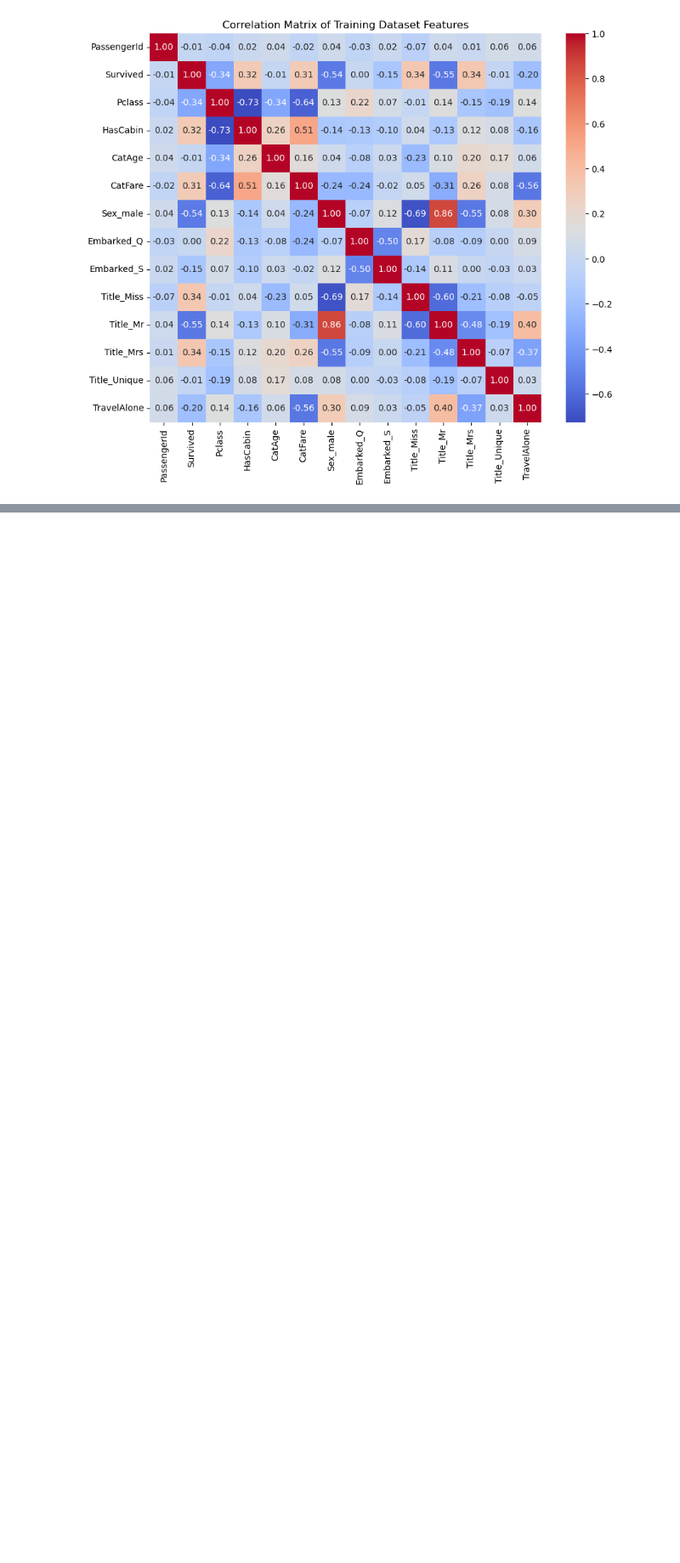
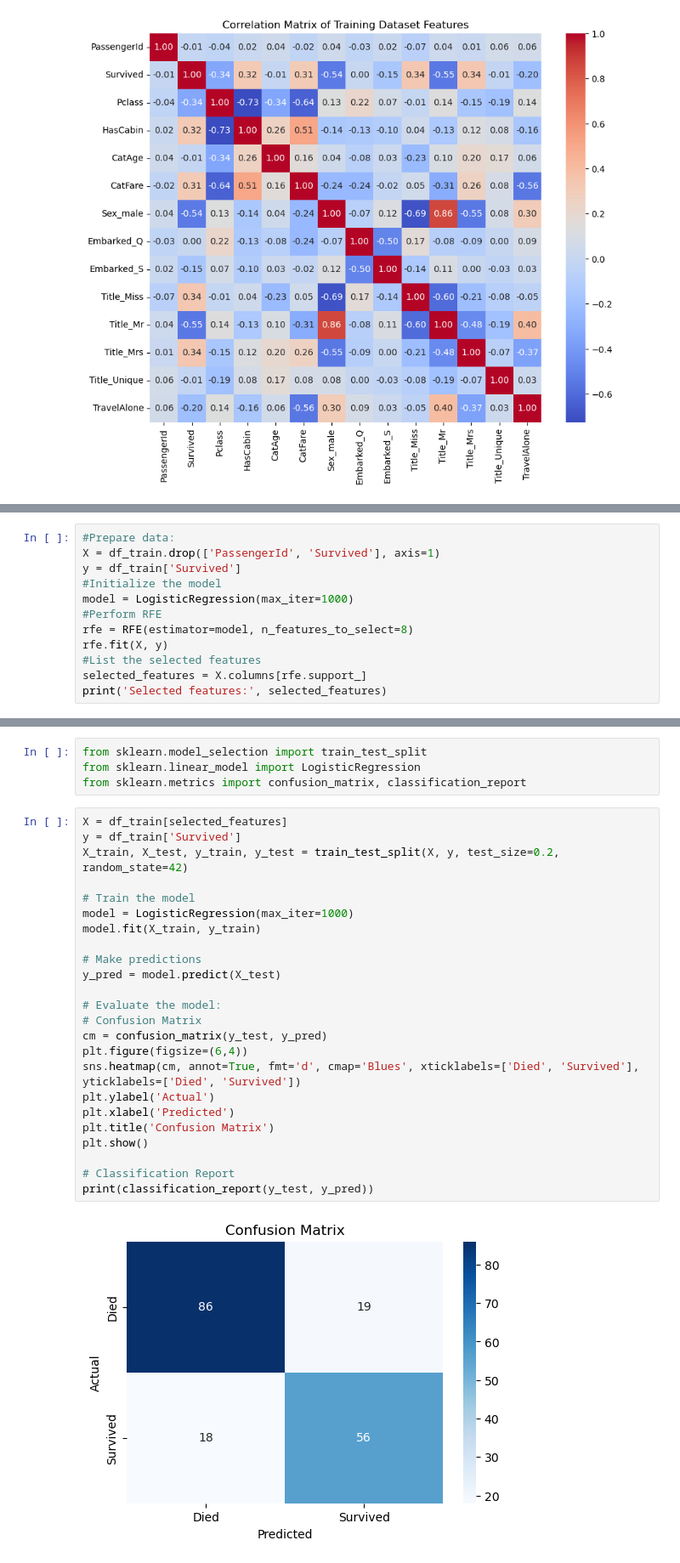
Before and after one commit to SolveigJorgensen/Intro-to-AI---Lab, a Jupyter notebook: Lab3.ipynb, the cells around one changed output, grey strips where cells are left out. Shown: that part at 85% size. Cells and saved outputs as stored; diff of their text form; blank space fills up the shorter version.

```diff
--- a/Lab3.ipynb
+++ b/Lab3.ipynb
@@ -203,0 +208,12 @@ Obervasjoner:
+# %%
+#Prepare data:
+X = df_train.drop(['PassengerId', 'Survived'], axis=1)
+y = df_train['Survived']
+#Initialize the model
+model = LogisticRegression(max_iter=1000)
+#Perform RFE
+rfe = RFE(estimator=model, n_features_to_select=8)
+rfe.fit(X, y)
+#List the selected features
+selected_features = X.columns[rfe.support_]
+print('Selected features:', selected_features)
@@ -203,0 +230,30 @@ Obervasjoner:
+# %%
+from sklearn.model_selection import train_test_split
+from sklearn.linear_model import LogisticRegression
+from sklearn.metrics import confusion_matrix, classification_report
+# %%
+X = df_train[selected_features]
+y = df_train['Survived']
+X_train, X_test, y_train, y_test = train_test_split(X, y, test_size=0.2, random_state=42)
+
+# Train the model
+model = LogisticRegression(max_iter=1000)
+model.fit(X_train, y_train)
+
+# Make predictions
+y_pred = model.predict(X_test)
+
+# Evaluate the model:
+# Confusion Matrix
+cm = confusion_matrix(y_test, y_pred)
+plt.figure(figsize=(6,4))
+sns.heatmap(cm, annot=True, fmt='d', cmap='Blues', xticklabels=['Died', 'Survived'], yticklabels=['Died', 'Survived'])
+plt.ylabel('Actual')
+plt.xlabel('Predicted')
+plt.title('Confusion Matrix')
+plt.show()
+
+# Classification Report
+print(classification_report(y_test, y_pred))
+# %% [output]
+[figure, added]
```
Also changed, not shown: parts of 17 cells of this notebook.
